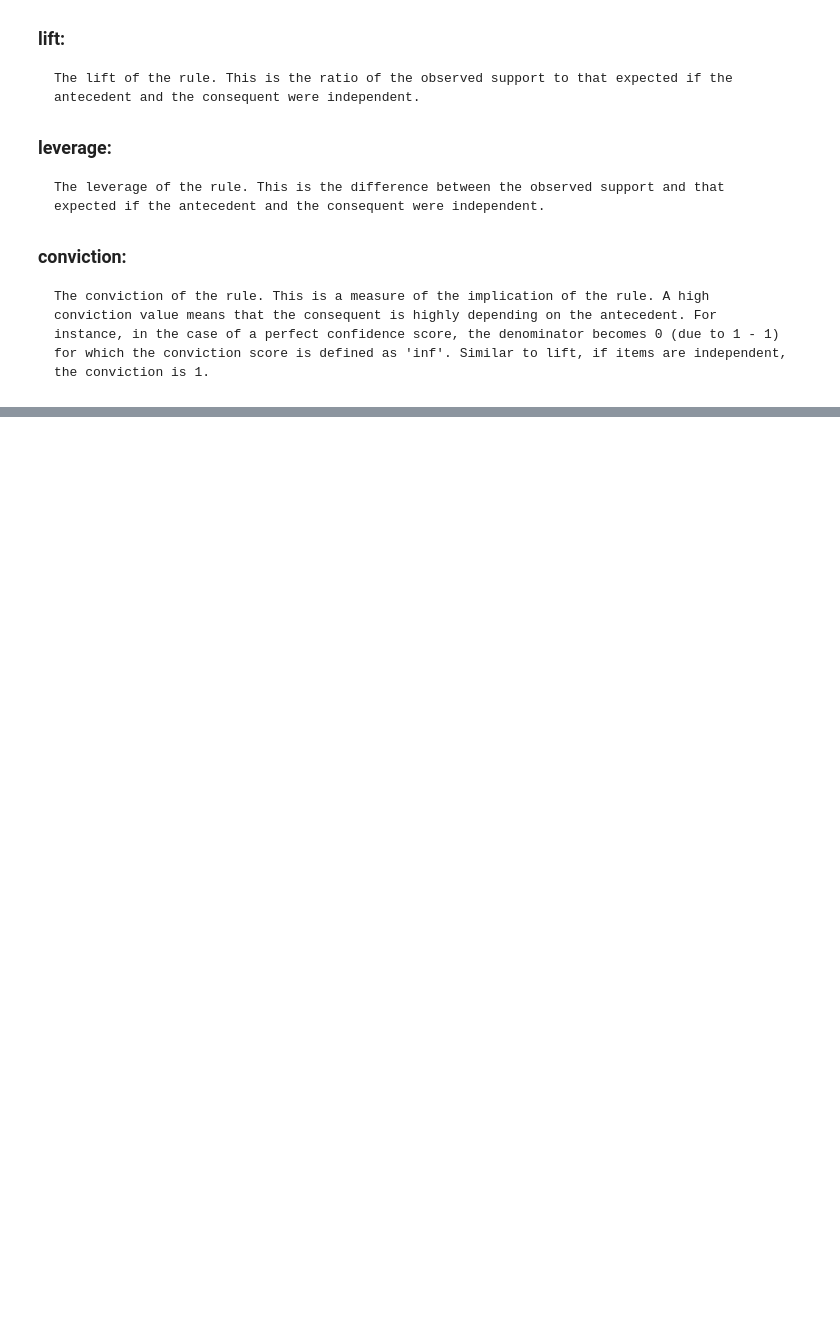
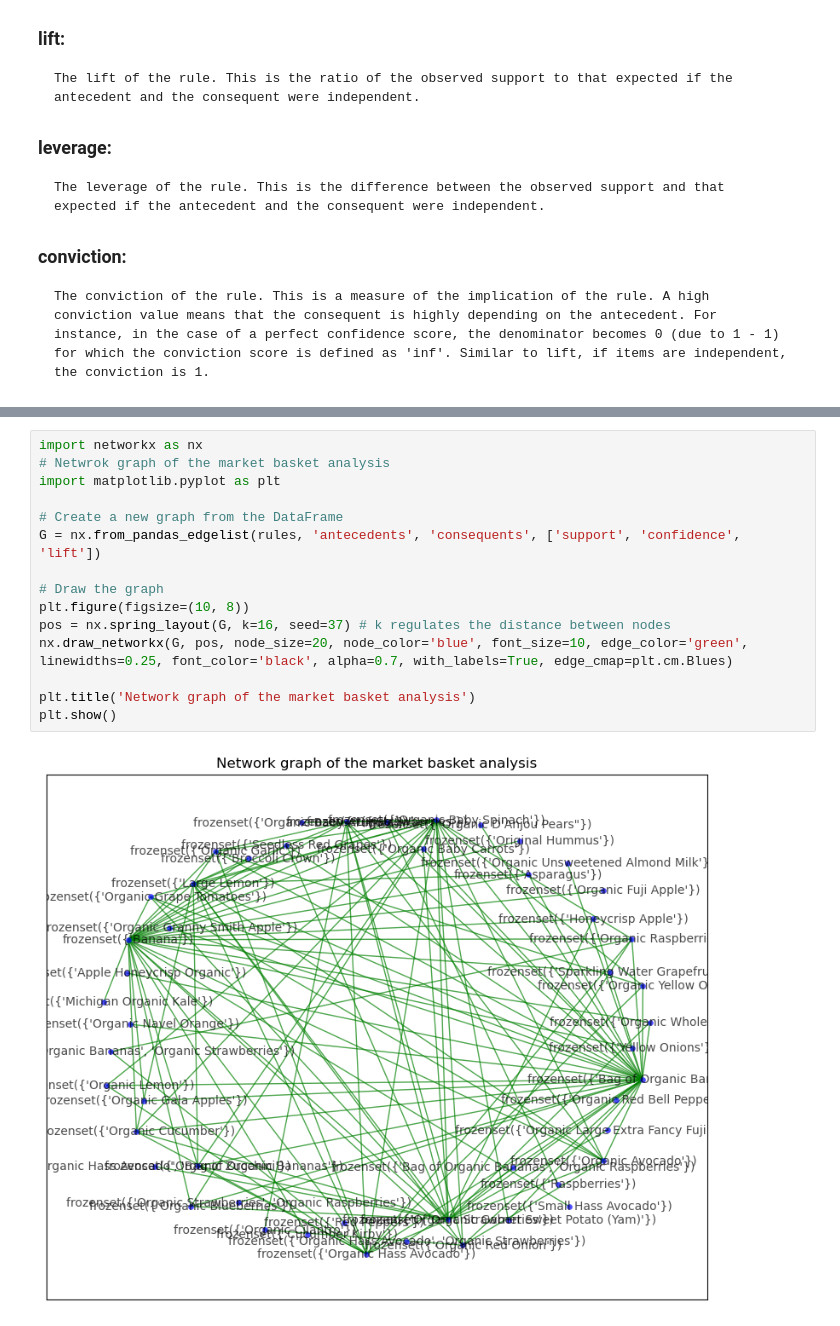
Before and after one commit to Lokesh1302/801A-Group-Project, a Jupyter notebook: instacart_basket.ipynb, the cells around one changed output, grey strips where cells are left out. Drawn from its saved outputs; the diff is of its cells as text; blank space fills up the shorter version.

```diff
--- a/instacart_basket.ipynb
+++ b/instacart_basket.ipynb
@@ -135,0 +136,17 @@ plt.show()
+# %%
+import networkx as nx
+# Netwrok graph of the market basket analysis
+import matplotlib.pyplot as plt
+
+# Create a new graph from the DataFrame
+G = nx.from_pandas_edgelist(rules, 'antecedents', 'consequents', ['support', 'confidence', 'lift'])
+
+# Draw the graph
+plt.figure(figsize=(10, 8))
+pos = nx.spring_layout(G, k=16, seed=37) # k regulates the distance between nodes
+nx.draw_networkx(G, pos, node_size=20, node_color='blue', font_size=10, edge_color='green', linewidths=0.25, font_color='black', alpha=0.7, with_labels=True, edge_cmap=plt.cm.Blues)
+
+plt.title('Network graph of the market basket analysis')
+plt.show()
+# %% [output]
+[figure, added]
```
Also changed, not shown: parts of 4 cells of this notebook.
